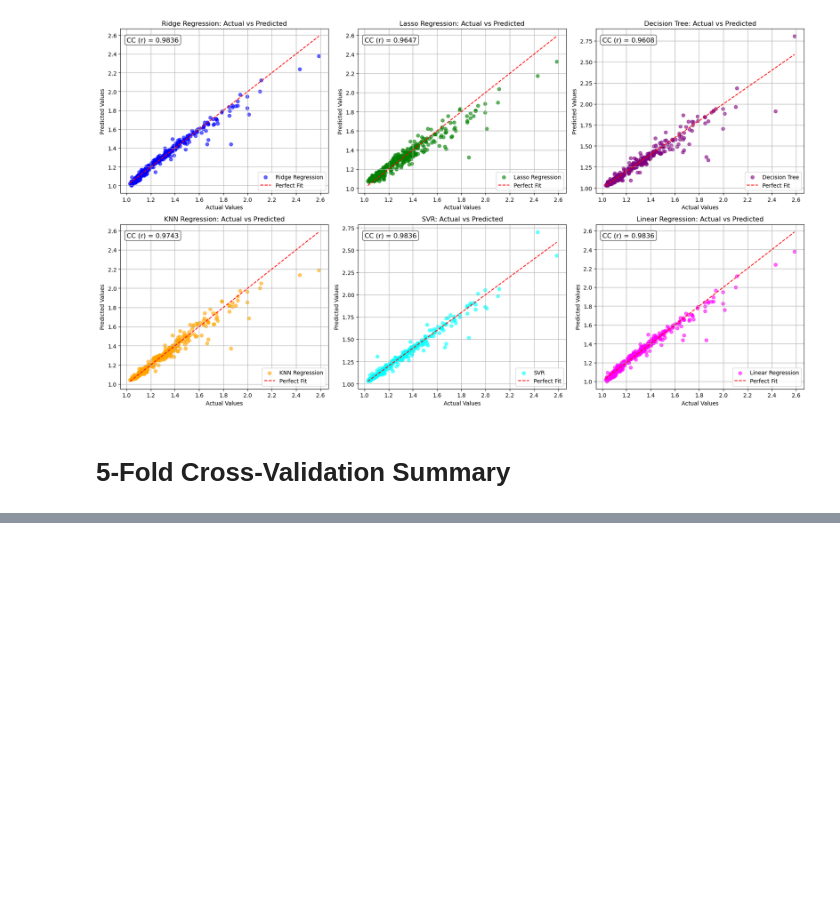
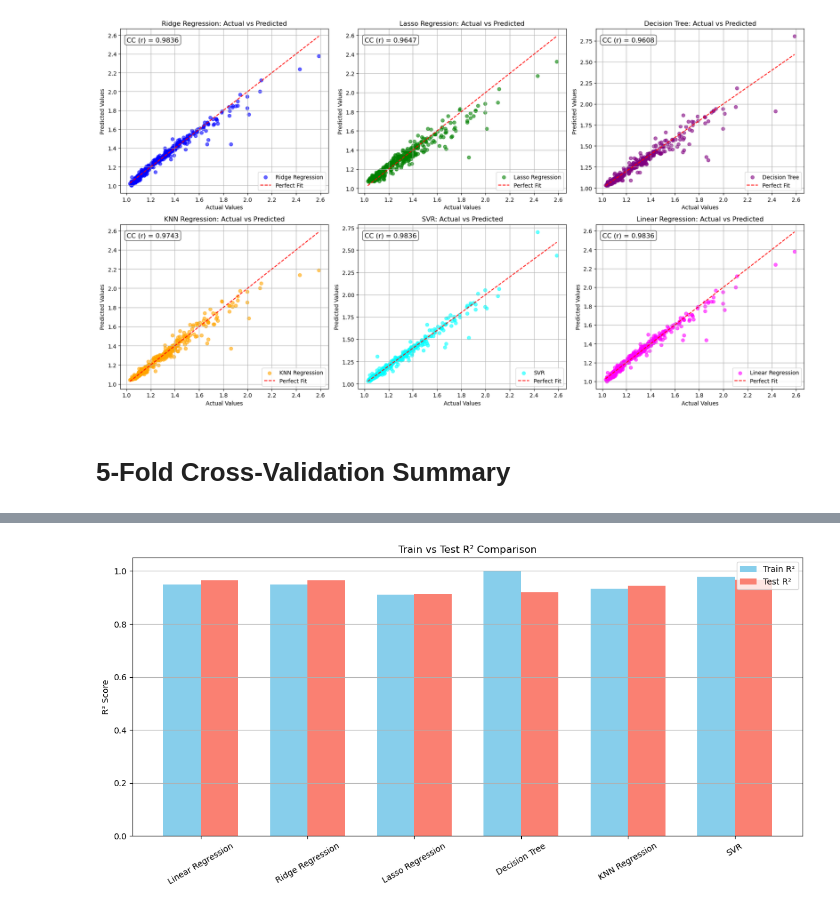
Before and after one commit to BoushBoo/pvt-prediction-ml-, a Jupyter notebook: Phase 1/Bob/Bob (1225).ipynb, the cells around one changed output, grey strips where cells are left out. Cells and saved outputs as stored; diff of their text form; code cells hidden in the pictures; blank space fills up the shorter version.

```diff
--- a/Phase 1/Bob/Bob (1225).ipynb
+++ b/Phase 1/Bob/Bob (1225).ipynb
@@ -531,0 +569,48 @@ plt.show()
+# %%
+import numpy as np
+from sklearn.metrics import r2_score
+import matplotlib.pyplot as plt
+
+# Define train predictions
+train_preds = {
+    "Linear Regression": model.predict(X_train),
+    "Ridge Regression": ridge_model.predict(X_train),
+    "Lasso Regression": lasso_model.predict(X_train),
+    "Decision Tree": tree_model.predict(X_train),
+    "KNN Regression": knn_model.predict(X_train),
+    "SVR": final_svr_model.predict(X_train_scaled)  # Scaled input for SVR
+}
+
+# Define test predictions
+test_preds = {
+    "Linear Regression": y_pred,
+    "Ridge Regression": y_pred_ridge,
+    "Lasso Regression": y_pred_lasso,
+    "Decision Tree": y_pred_tree,
+    "KNN Regression": y_pred_knn,
+    "SVR": y_pred_svr
+}
+
+# Compute R² scores
+train_r2 = [r2_score(y_train, train_preds[model]) for model in train_preds]
+test_r2 = [r2_score(y_test, test_preds[model]) for model in test_preds]
+
+# Plot
+x_labels = list(train_preds.keys())
+x = np.arange(len(x_labels))
+
+plt.figure(figsize=(12, 6))
+bar_width = 0.35
+
+plt.bar(x - bar_width/2, train_r2, width=bar_width, label='Train R²', color='skyblue')
+plt.bar(x + bar_width/2, test_r2, width=bar_width, label='Test R²', color='salmon')
+
+plt.xticks(x, x_labels, rotation=30)
+plt.ylabel("R² Score")
+plt.title("Train vs Test R² Comparison")
+plt.legend()
+plt.grid(axis='y')
+plt.tight_layout()
+plt.show()
+# %% [output]
+[figure, added]
```
Also changed, not shown: parts of 10 cells of this notebook, 3 other files.
